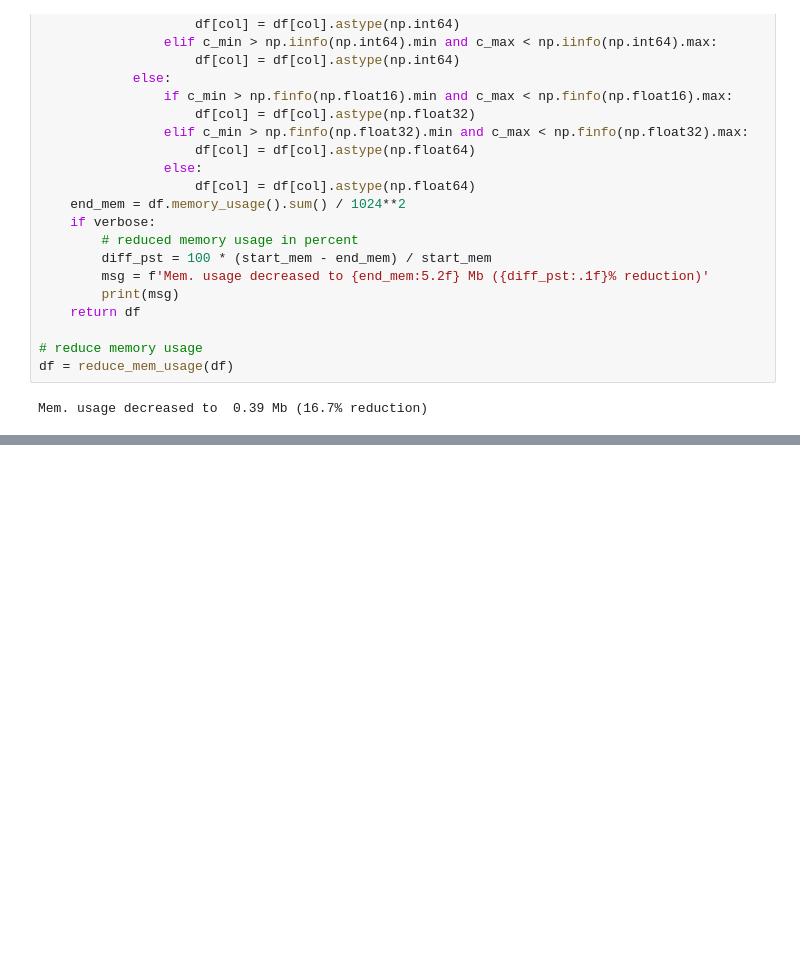
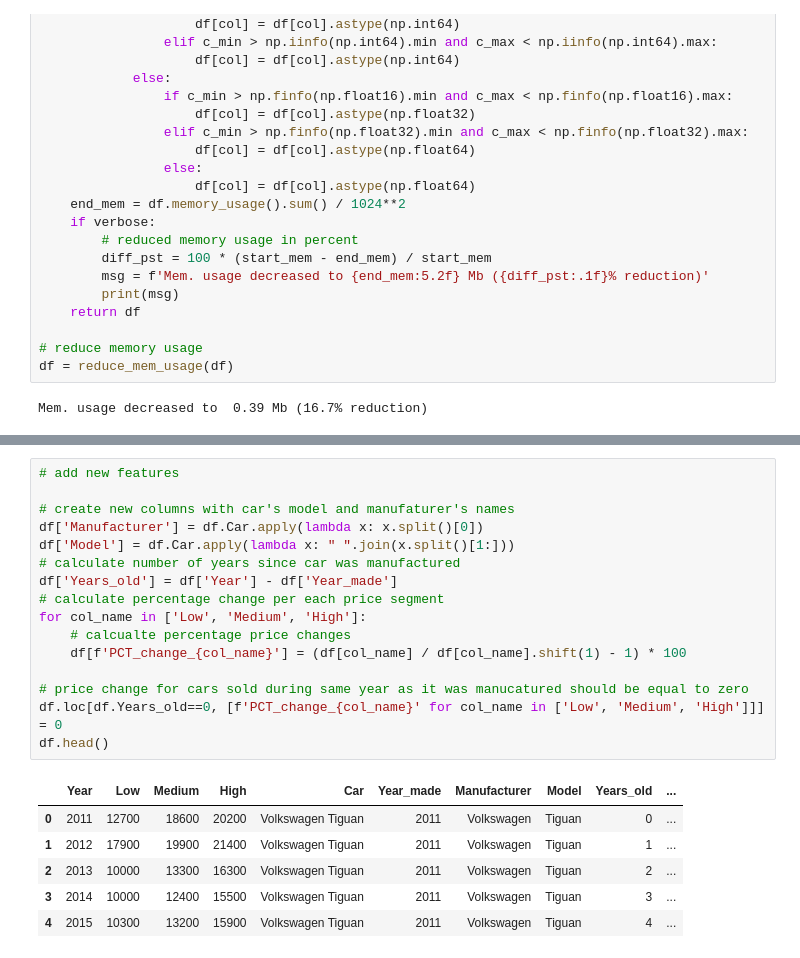
Before and after one commit to TK-Problem/autoplius-car-depretiation-dashboard, a Jupyter notebook: Notebooks/data_analysis.ipynb, the cells around one changed output, grey strips where cells are left out. Cells and saved outputs as stored; diff of their text form; blank space fills up the shorter version.

```diff
--- a/Notebooks/data_analysis.ipynb
+++ b/Notebooks/data_analysis.ipynb
@@ -386,0 +66,23 @@ fig.show()
+# %%
+# add new features
+
+# create new columns with car's model and manufaturer's names
+df['Manufacturer'] = df.Car.apply(lambda x: x.split()[0])
+df['Model'] = df.Car.apply(lambda x: " ".join(x.split()[1:]))
+# calculate number of years since car was manufactured
+df['Years_old'] = df['Year'] - df['Year_made']
+# calculate percentage change per each price segment
+for col_name in ['Low', 'Medium', 'High']:
+    # calcualte percentage price changes
+    df[f'PCT_change_{col_name}'] = (df[col_name] / df[col_name].shift(1) - 1) * 100
+
+# price change for cars sold during same year as it was manucatured should be equal to zero
+df.loc[df.Years_old==0, [f'PCT_change_{col_name}' for col_name in ['Low', 'Medium', 'High']]] = 0
+df.head()
+# %% [output]
+|  | Year | Low | Medium | High | Car | Year_made | Manufacturer | Model | Years_old | ... |
+| 0 | 2011 | 12700 | 18600 | 20200 | Volkswagen Tiguan | 2011 | Volkswagen | Tiguan | 0 | ... |
+| 1 | 2012 | 17900 | 19900 | 21400 | Volkswagen Tiguan | 2011 | Volkswagen | Tiguan | 1 | ... |
+| 2 | 2013 | 10000 | 13300 | 16300 | Volkswagen Tiguan | 2011 | Volkswagen | Tiguan | 2 | ... |
+| 3 | 2014 | 10000 | 12400 | 15500 | Volkswagen Tiguan | 2011 | Volkswagen | Tiguan | 3 | ... |
+| 4 | 2015 | 10300 | 13200 | 15900 | Volkswagen Tiguan | 2011 | Volkswagen | Tiguan | 4 | ... |
```
Also changed, not shown: parts of 27 cells of this notebook, 1 other file.
